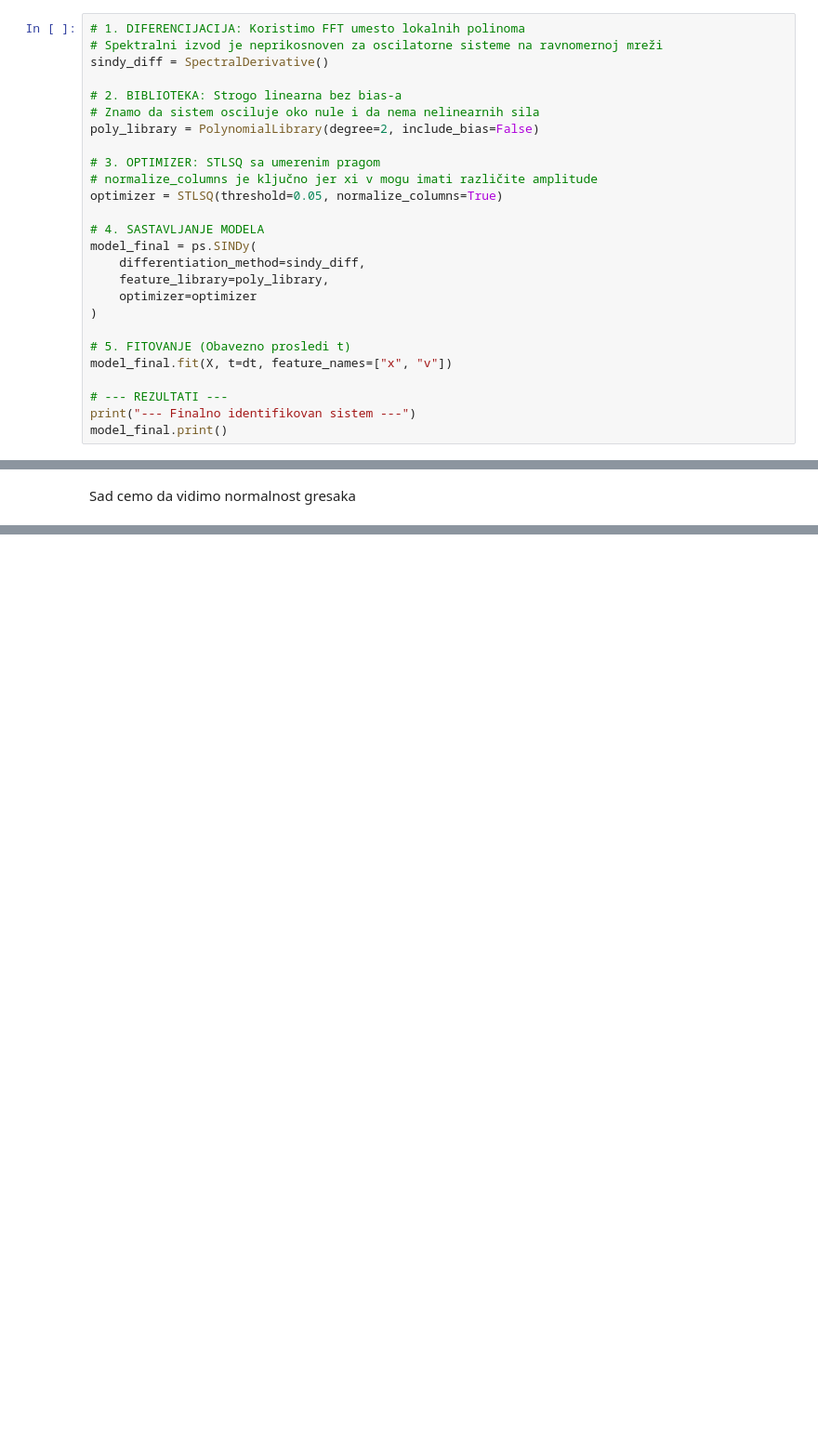
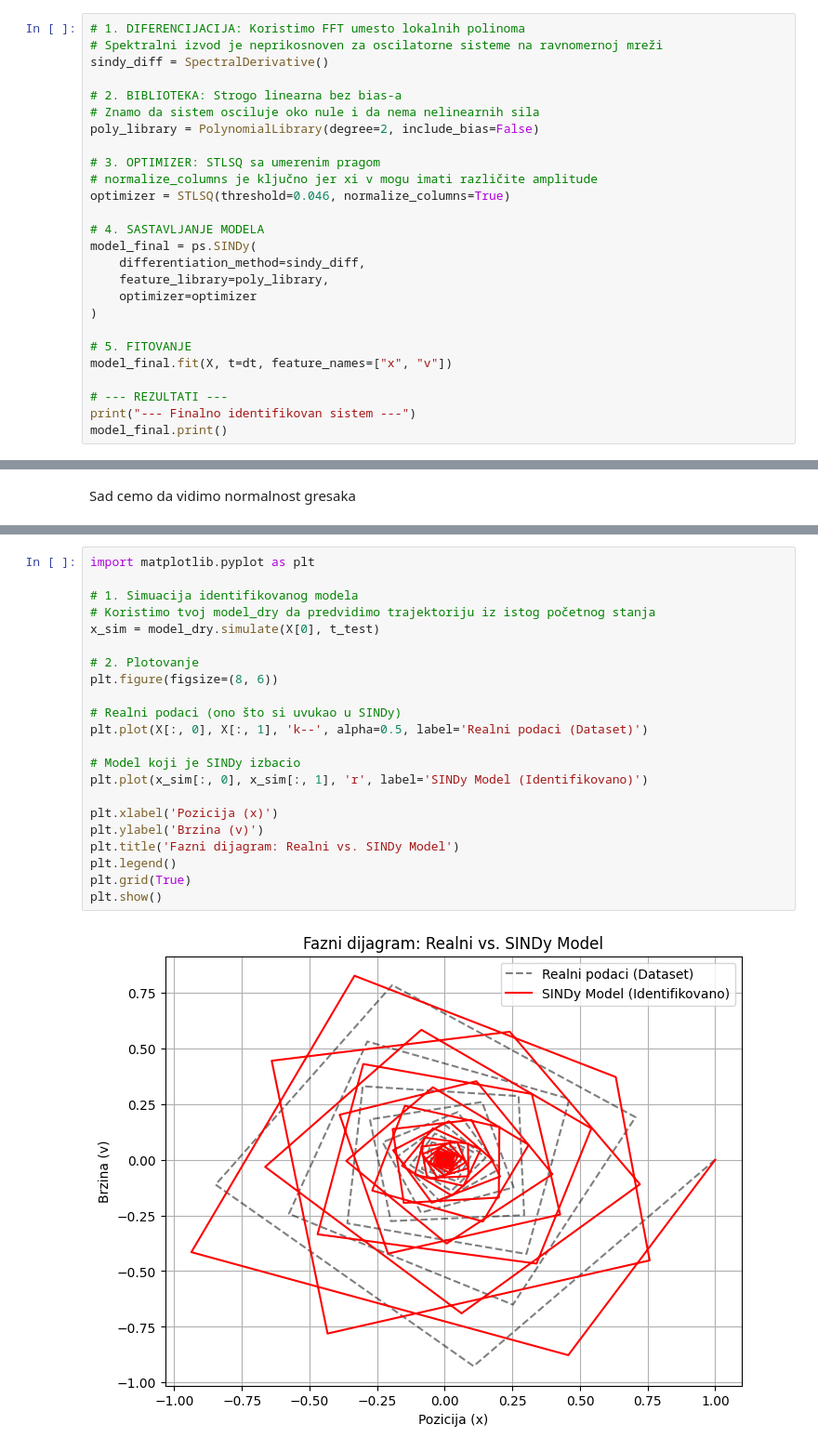
Before and after one commit to luka-lehotski/SINDy-rs, a Jupyter notebook: intro.ipynb, the cells around one changed output, grey strips where cells are left out. Shown at 93% size. Drawn from its saved outputs; the diff is of its cells as text; blank space fills up the shorter version.

```diff
--- a/intro.ipynb
+++ b/intro.ipynb
@@ -45,7 +45,7 @@ poly_library = PolynomialLibrary(degree=2, include_bias=False)
 
 # 3. OPTIMIZER: STLSQ sa umerenim pragom
 # normalize_columns je ključno jer xi v mogu imati različite amplitude
-optimizer = STLSQ(threshold=0.05, normalize_columns=True)
+optimizer = STLSQ(threshold=0.046, normalize_columns=True)
 
 # 4. SASTAVLJANJE MODELA
 model_final = ps.SINDy(
@@ -54,7 +54,7 @@ model_final = ps.SINDy(
     optimizer=optimizer
 )
 
-# 5. FITOVANJE (Obavezno prosledi t)
+# 5. FITOVANJE
 model_final.fit(X, t=dt, feature_names=["x", "v"])
 
 # --- REZULTATI ---
@@ -274,0 +317,24 @@ PRovera sa sintetickim podacima
+# %%
+import matplotlib.pyplot as plt
+
+# 1. Simuacija identifikovanog modela
+# Koristimo tvoj model_dry da predvidimo trajektoriju iz istog početnog stanja
+x_sim = model_dry.simulate(X[0], t_test)
+
+# 2. Plotovanje
+plt.figure(figsize=(8, 6))
+
+# Realni podaci (ono što si uvukao u SINDy)
+plt.plot(X[:, 0], X[:, 1], 'k--', alpha=0.5, label='Realni podaci (Dataset)')
+
+# Model koji je SINDy izbacio
+plt.plot(x_sim[:, 0], x_sim[:, 1], 'r', label='SINDy Model (Identifikovano)')
+
+plt.xlabel('Pozicija (x)')
+plt.ylabel('Brzina (v)')
+plt.title('Fazni dijagram: Realni vs. SINDy Model')
+plt.legend()
+plt.grid(True)
+plt.show()
+# %% [output]
+[figure, added]
```
Also changed, not shown: parts of 11 cells of this notebook.
